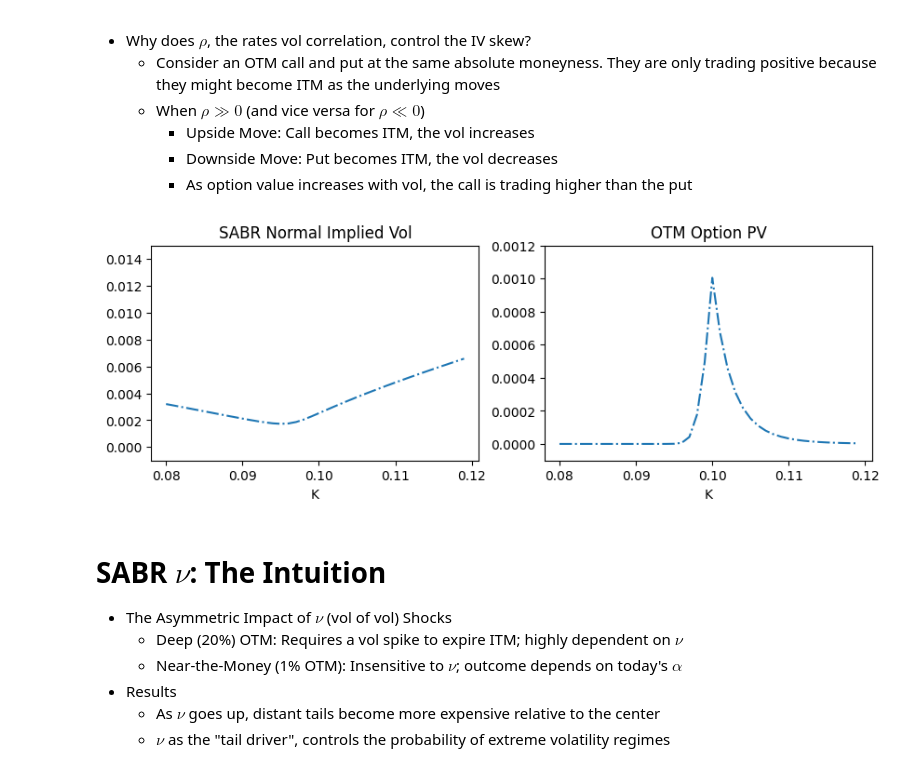
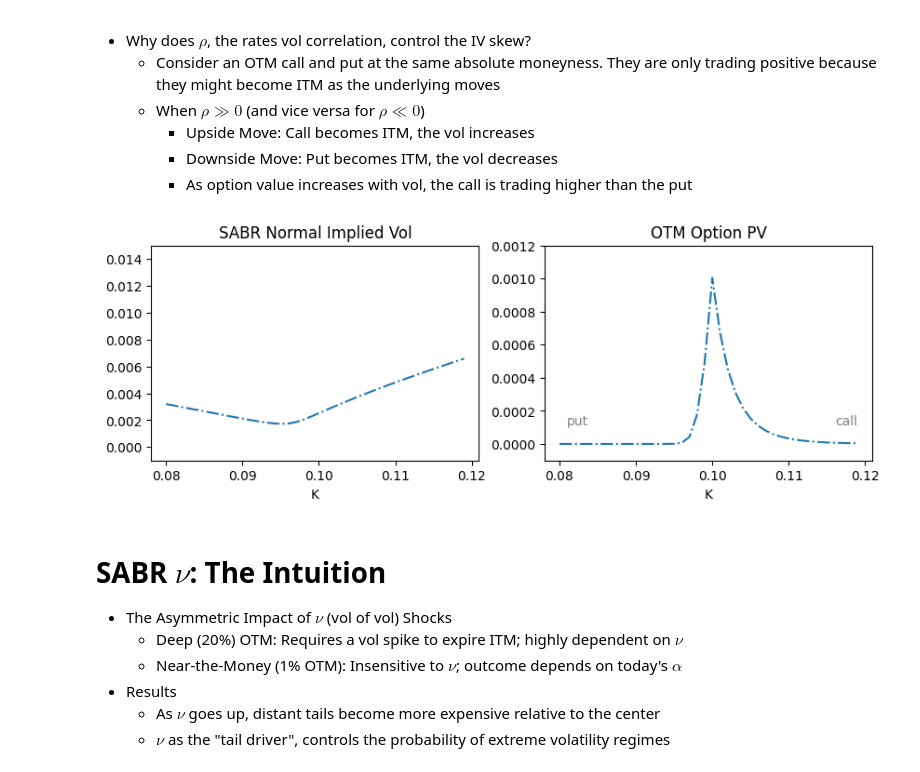
Before and after one commit to beginnerSC/slides, a Jupyter notebook: docs/rates.ipynb, the cells around one changed output. Cells and saved outputs as stored; diff of their text form; code cells hidden in the pictures.

```diff
--- a/docs/rates.ipynb
+++ b/docs/rates.ipynb
@@ -335,30 +337,32 @@ interactive(children=(FloatSlider(value=0.01, description='alpha', max=0.01, min
 # %%
 def plot_static(alpha=0.01, rho=0., volvol=0.6, figusize=(10, 3)):
     beta = 0.6
     F = 0.1
     T = 1
     a = 0.08
     b = 0.12
 
     fig, (ax1, ax2) = plt.subplots(1, 2, figsize=figusize)
     def call(K, F, T, A=1):
         iv = normal_vol(K, F, T, alpha, beta, rho, volvol)
         d = (F-K)/(iv*np.sqrt(T))
         return A*iv*np.sqrt(T)*(norm.pdf(d) + d*norm.cdf(d))
 
     def put(K, F, T, A=1):
         return call(K, F, T, A) + A*(K-F)
 
     DataFrame([(K, normal_vol(K, F, T, alpha, beta, rho, volvol)) for K in np.arange(a, b, 0.001)], columns=['K', 'Implied Vol']).set_index('K').plot(style='-.', legend=None, ax=ax1)
     ax1.set(ylim=(-0.001, 0.015), title='SABR Normal Implied Vol')
 
     DataFrame([(K, call(K, F, T) if K>F else put(K, F, T)) for K in np.arange(a, b, 0.001)], columns=['K', 'OTM Options']).set_index('K').plot(style='-.', legend=None, ax=ax2)
     ax2.set(ylim=(-0.0001, 0.0012), title='OTM Option PV')
+    ax2.text(a + 0.001, 0.0001, 'put', fontsize=10, ha='left', va='bottom', color='gray')
+    ax2.text(b - 0.001, 0.0001, 'call', fontsize=10, ha='right', va='bottom', color='gray')
     plt.show()
 
 plot_static(rho=0.8)
 # %% [output]
-[figure, old version]
+[figure, new version]
 # %% [markdown]
 # SABR $\nu$: The Intuition
 
```
Also changed, not shown: parts of 2 cells of this notebook.
